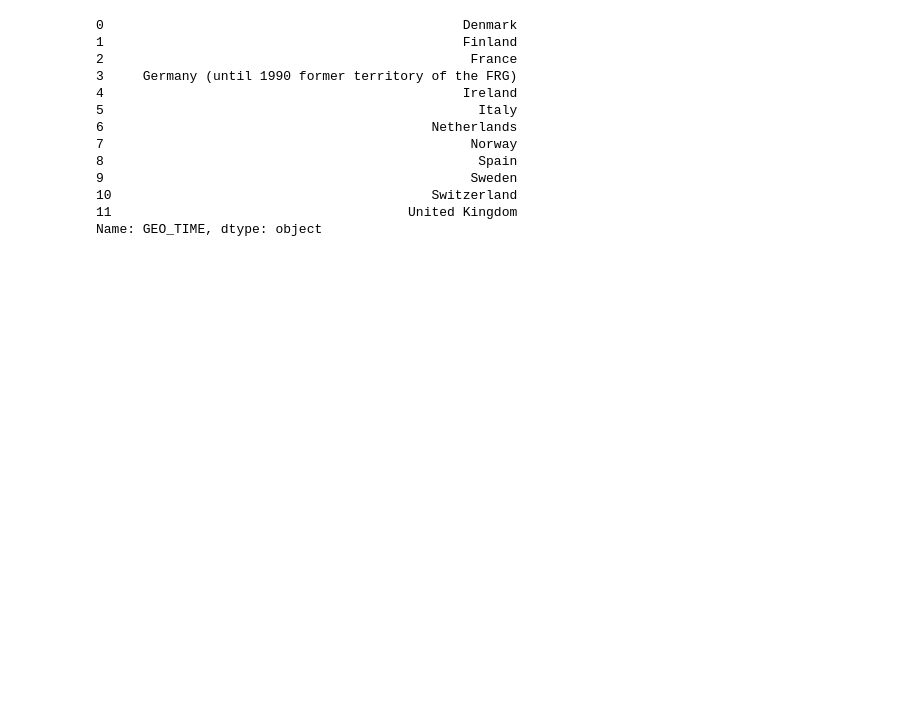
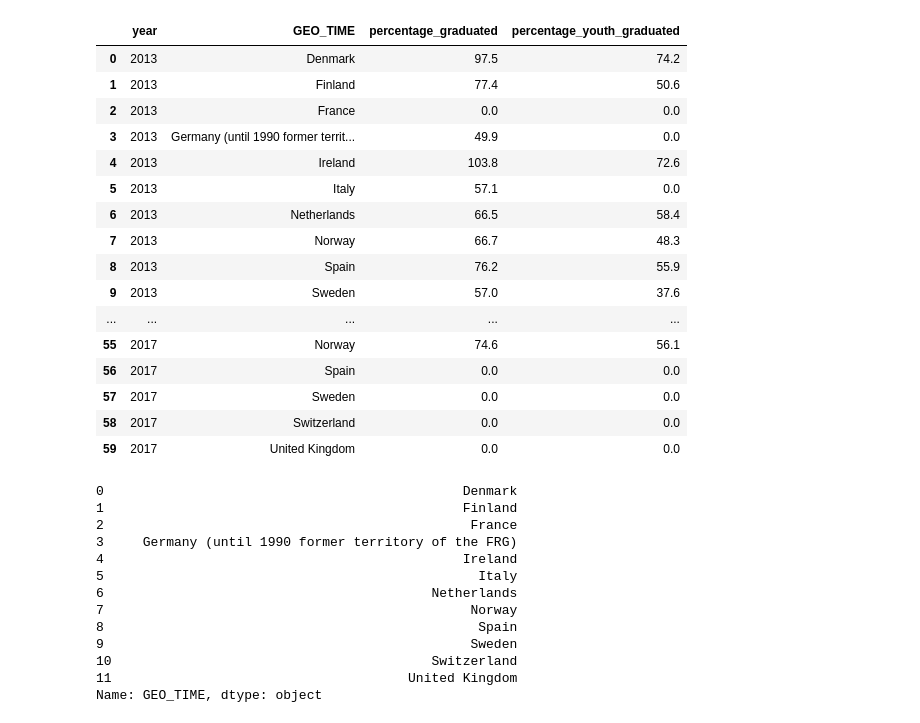
Before and after one commit to jdaguilar/dw-airflow-training, a Jupyter notebook: data/processed/notebooks_test.ipynb, the cells around one changed output. Saved outputs shown, nothing was run; the diff lists cells and outputs as text; code cells hidden in the pictures; blank space fills up the shorter version.

```diff
--- a/data/processed/notebooks_test.ipynb
+++ b/data/processed/notebooks_test.ipynb
@@ -57,6 +57,26 @@ def merge_df(df,df2):
 df=transformation(df)
 df2=transformation(df2)
 df=merge_df(df,df2)
+# %%
+df
+# %% [output]
+|  | year | GEO_TIME | percentage_graduated | percentage_youth_graduated |
+| 0 | 2013 | Denmark | 97.5 | 74.2 |
+| 1 | 2013 | Finland | 77.4 | 50.6 |
+| 2 | 2013 | France | 0.0 | 0.0 |
+| 3 | 2013 | Germany (until 1990 former territ... | 49.9 | 0.0 |
+| 4 | 2013 | Ireland | 103.8 | 72.6 |
+| 5 | 2013 | Italy | 57.1 | 0.0 |
+| 6 | 2013 | Netherlands | 66.5 | 58.4 |
+| 7 | 2013 | Norway | 66.7 | 48.3 |
+| 8 | 2013 | Spain | 76.2 | 55.9 |
+| 9 | 2013 | Sweden | 57.0 | 37.6 |
+| ... | ... | ... | ... | ... |
+| 55 | 2017 | Norway | 74.6 | 56.1 |
+| 56 | 2017 | Spain | 0.0 | 0.0 |
+| 57 | 2017 | Sweden | 0.0 | 0.0 |
+| 58 | 2017 | Switzerland | 0.0 | 0.0 |
+| 59 | 2017 | United Kingdom | 0.0 | 0.0 |
 # %%
 df['GEO_TIME'].drop_duplicates()
 # %% [output]
```
Also changed, not shown: 9 other files.
